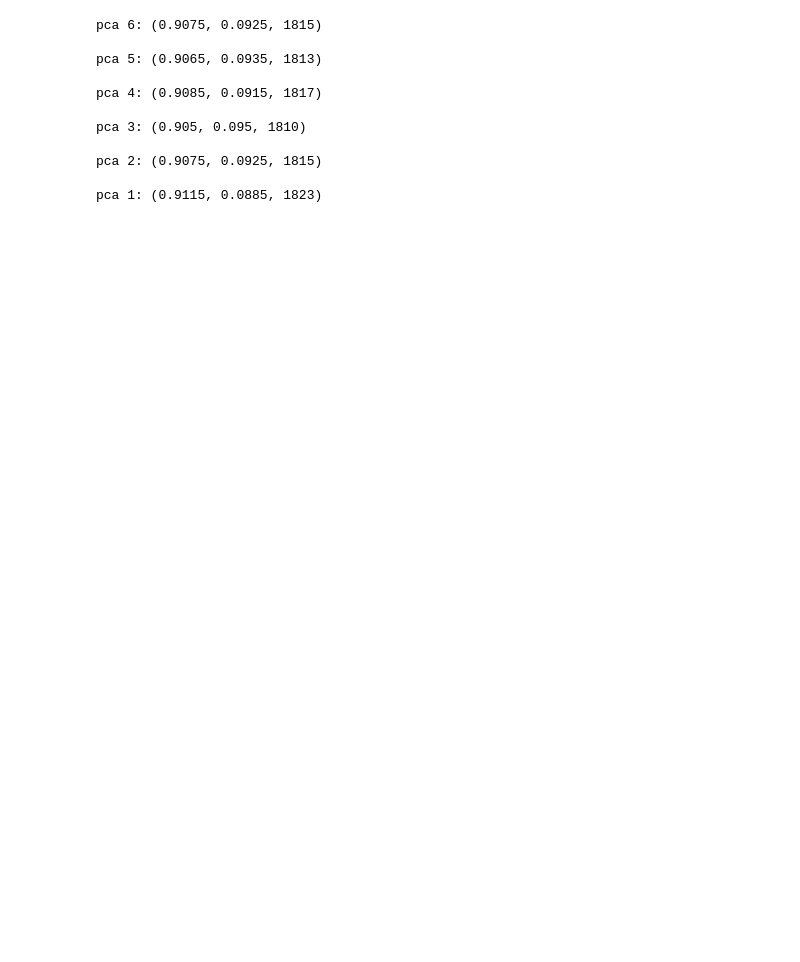
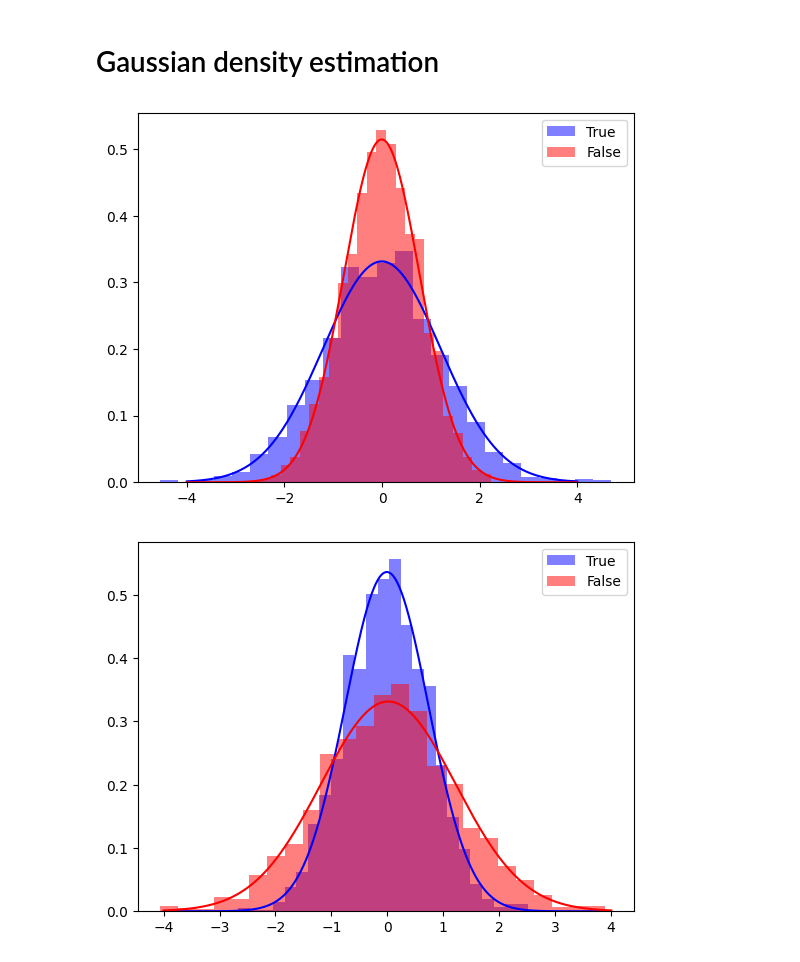
Before and after one commit to Aleedm/Machine-Learning-and-Patter-Recognition, a Jupyter notebook: project.ipynb, the cells around one changed output. Cells and saved outputs as stored; diff of their text form; code cells hidden in the pictures; blank space fills up the shorter version.

```diff
--- a/project.ipynb
+++ b/project.ipynb
@@ -6,3 +7,5 @@ from project.plt import plot_hist
 # %%
 data, labels = load('./project/train.csv')
 data.shape, labels.shape
+
+(DTR, LTR), (DVAL, LVAL) = split(data, labels)
@@ -39,25 +34,21 @@ binary_classification(data, labels, 1, pca = False, debug=False)
 # %%
 debug = False
-print(f"pca {6}: {binary_classification(data, labels, 6, pca=True, debug=debug)}")
+accuracy, error, number_of_correct = binary_classification(data, labels, 6, pca=True, debug=debug)
+print(f"pca {6}, accuracy {accuracy}, error {error}, number of correct prediction: {number_of_correct}")
 print()
-print(f"pca {5}: {binary_classification(data, labels, 5, pca=True, debug=debug)}")
+accuracy, error, number_of_correct = binary_classification(data, labels, 5, pca=True, debug=debug)
+print(f"pca {5}, accuracy {accuracy}, error {error}, number of correct prediction: {number_of_correct}")
 print()
-print(f"pca {4}: {binary_classification(data, labels, 4, pca=True, debug=debug)}")
+accuracy, error, number_of_correct = binary_classification(data, labels, 4, pca=True, debug=debug)
+print(f"pca {4}, accuracy {accuracy}, error {error}, number of correct prediction: {number_of_correct}")
 print()
-print(f"pca {3}: {binary_classification(data, labels, 3, pca=True, debug=debug)}")
+accuracy, error, number_of_correct = binary_classification(data, labels, 3, pca=True, debug=debug)
+print(f"pca {3}, accuracy {accuracy}, error {error}, number of correct prediction: {number_of_correct}")
 print()
-print(f"pca {2}: {binary_classification(data, labels, 2, pca=True, debug=debug)}")
+accuracy, error, number_of_correct = binary_classification(data, labels, 2, pca=True, debug=debug)
+print(f"pca {2}, accuracy {accuracy}, error {error}, number of correct prediction: {number_of_correct}")
 print()
-print(f"pca {1}: {binary_classification(data, labels, 1, pca=True, debug=debug)}")
+accuracy, error, number_of_correct = binary_classification(data, labels, 1, pca=True, debug=debug)
+print(f"pca {1}, accuracy {accuracy}, error {error}, number of correct prediction: {number_of_correct}")
-# %% [output]
-pca 6: (0.9075, 0.0925, 1815)
-
-pca 5: (0.9065, 0.0935, 1813)
-
-pca 4: (0.9085, 0.0915, 1817)
-
-pca 3: (0.905, 0.095, 1810)
-
-pca 2: (0.9075, 0.0925, 1815)
-
-pca 1: (0.9115, 0.0885, 1823)
+# %% [markdown]
+# Gaussian density estimation
@@ -63,0 +57,8 @@ pca 1: (0.9115, 0.0885, 1823)
+# %%
+for i in range(6):
+    D_t = DTR[:, LTR == 1][i]
+    D_f = DTR[:, LTR == 0][i]
+    plot_gau_den_est(D_t, D_f)
+# %% [output]
+[figure, added]
+[figure, added]
```
Also changed, not shown: parts of 10 cells of this notebook, 6 other files.
